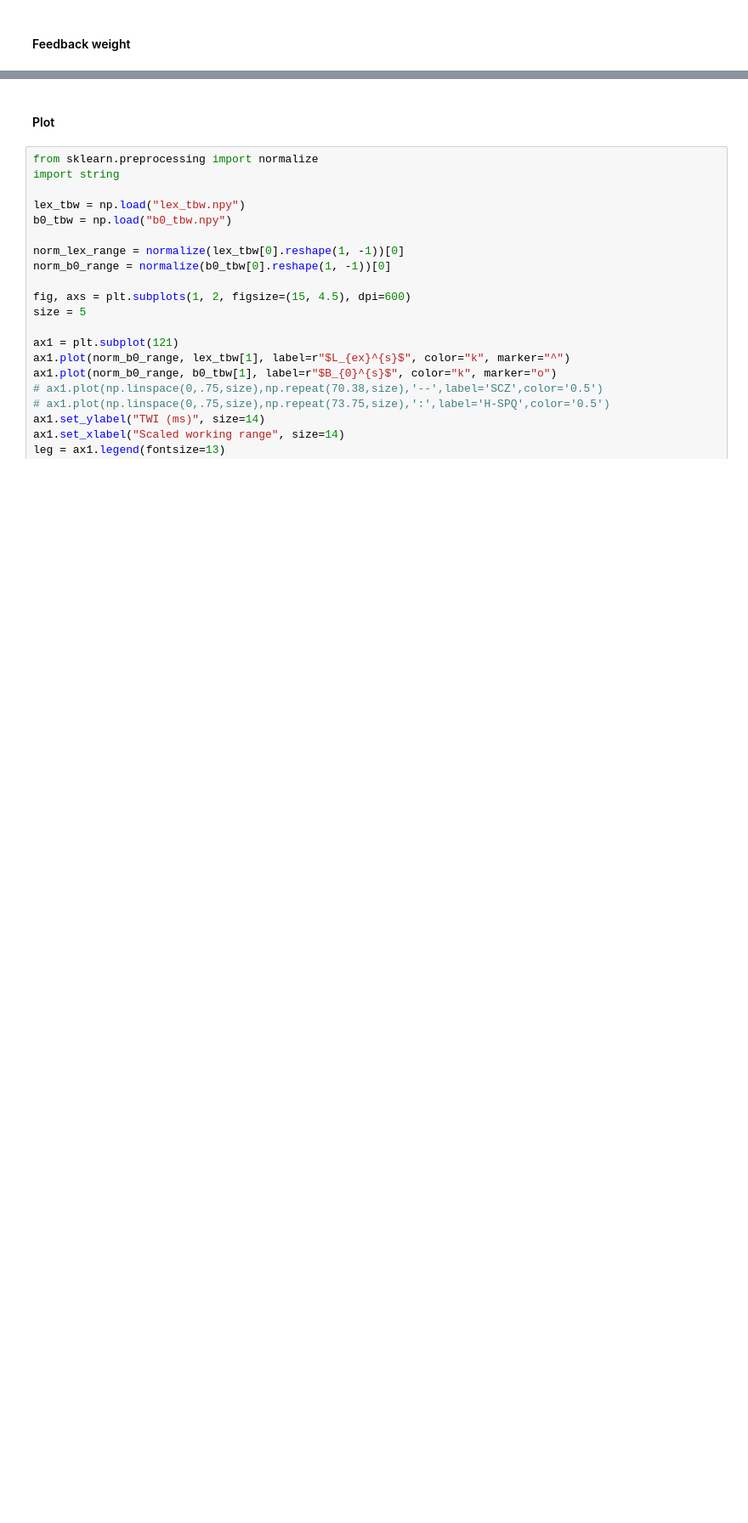
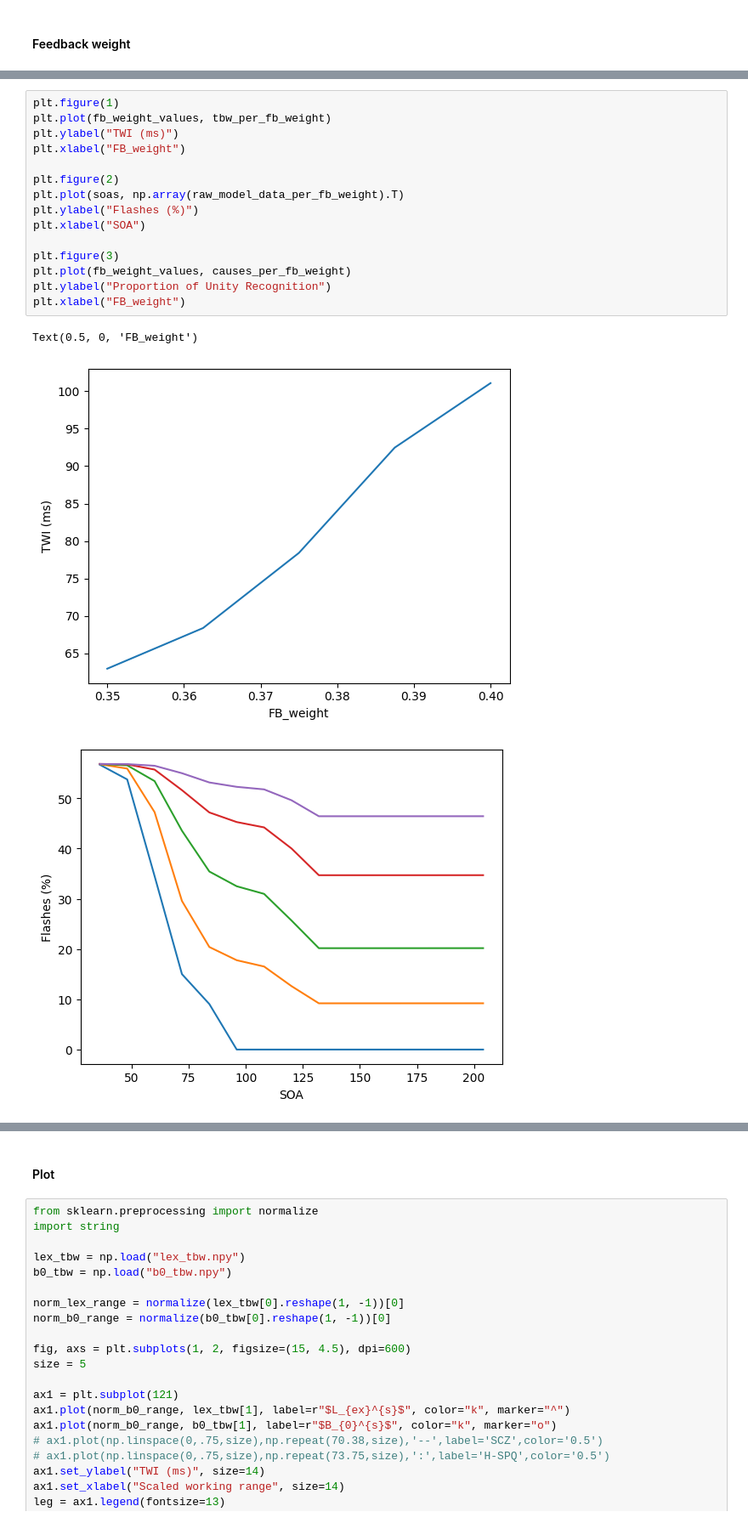
Before and after one commit to renatoparedes/SCZ_DFI_Model, a Jupyter notebook: HSPQ_Parameter_Exploration.ipynb, the cells around one changed output, grey strips where cells are left out. Shown at 85% size. Saved outputs shown, nothing was run; the diff lists cells and outputs as text; blank space fills up the shorter version.

```diff
--- a/HSPQ_Parameter_Exploration.ipynb
+++ b/HSPQ_Parameter_Exploration.ipynb
@@ -203,0 +264,19 @@ Text(0.5, 0, 'SOA')
+# %%
+plt.figure(1)
+plt.plot(fb_weight_values, tbw_per_fb_weight)
+plt.ylabel("TWI (ms)")
+plt.xlabel("FB_weight")
+
+plt.figure(2)
+plt.plot(soas, np.array(raw_model_data_per_fb_weight).T)
+plt.ylabel("Flashes (%)")
+plt.xlabel("SOA")
+
+plt.figure(3)
+plt.plot(fb_weight_values, causes_per_fb_weight)
+plt.ylabel("Proportion of Unity Recognition")
+plt.xlabel("FB_weight")
+# %% [output]
+Text(0.5, 0, 'FB_weight')
+[figure, added]
+[figure, added]
```
Also changed, not shown: parts of 9 cells of this notebook.
